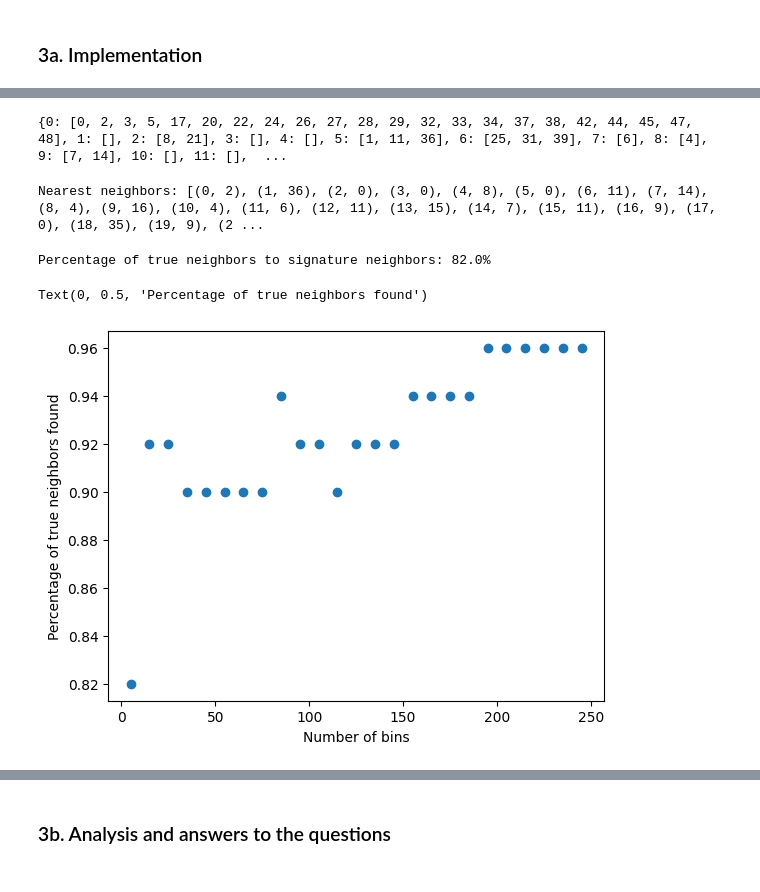
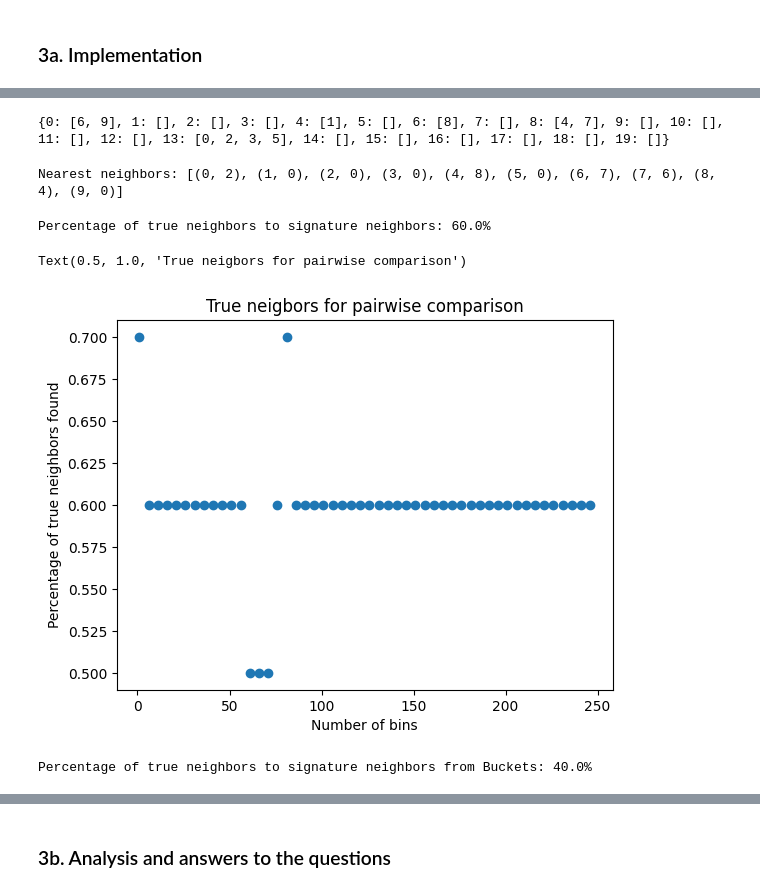
Before and after one commit to BigLob/CDA, a Jupyter notebook: Lab3_1.ipynb, the cells around one changed output, grey strips where cells are left out. Cells and saved outputs as stored; diff of their text form; code cells hidden in the pictures.

```diff
--- a/Lab3_1.ipynb
+++ b/Lab3_1.ipynb
@@ -240,7 +257,7 @@ unique_connections
 # get all unique src -> dst connections sorted by number of rows
 unique_connections = discretized_df.groupby(["SrcAddr", "DstAddr"]).size().reset_index().rename(columns={0:'count'}).sort_values(by="count", ascending=False)
 # take 50 most common connections to reduce runtime
-unique_connections = unique_connections[:50]
+unique_connections = unique_connections[:10]
 src, dst = unique_connections["SrcAddr"].tolist(), unique_connections["DstAddr"].tolist()
 n_gram_size = 3
 print(unique_connections)
@@ -353,9 +364,12 @@ def signature_sim(list1, list2):
     return agree/len(list1)
 # %%
 # Compare column similarity with signature similarity
+similarity_difference = []
 for i in range(len(connection_profiles)-1):
     print("Column", column_sim(connection_profiles.iloc[i], connection_profiles.iloc[i+1]))
     print("Signature", signature_sim(signature_matrix.iloc[:, i], signature_matrix.iloc[:, i+1]))
     print("-"*25)
+    similarity_difference.append(np.abs(column_sim(connection_profiles.iloc[i], connection_profiles.iloc[i+1]) - signature_sim(signature_matrix.iloc[:, i], signature_matrix.iloc[:, i+1])))
+plt.plot(similarity_difference)
 # %% [output]
 Column 0.125
@@ -387,7 +403,7 @@ for i in range(len(signature_matrix.columns)):
     table[bucket] = bucket_list
 print(table)
 # %% [output]
-{0: [0, 2, 3, 5, 17, 20, 22, 24, 26, 27, 28, 29, 32, 33, 34, 37, 38, 42, 44, 45, 47, 48], 1: [], 2: [8, 21], 3: [], 4: [], 5: [1, 11, 36], 6: [25, 31, 39], 7: [6], 8: [4], 9: [7, 14], 10: [], 11: [],  ...
+{0: [6, 9], 1: [], 2: [], 3: [], 4: [1], 5: [], 6: [8], 7: [], 8: [4, 7], 9: [], 10: [], 11: [], 12: [], 13: [0, 2, 3, 5], 14: [], 15: [], 16: [], 17: [], 18: [], 19: []}
 # %%
 nearest_neighbors = []
 # loop over all connections
@@ -408,7 +424,7 @@ for i in range(len(connection_profiles)):
 
 print("Nearest neighbors:", nearest_neighbors)
 # %% [output]
-Nearest neighbors: [(0, 2), (1, 36), (2, 0), (3, 0), (4, 8), (5, 0), (6, 11), (7, 14), (8, 4), (9, 16), (10, 4), (11, 6), (12, 11), (13, 15), (14, 7), (15, 11), (16, 9), (17, 0), (18, 35), (19, 9), (2 ...
+Nearest neighbors: [(0, 2), (1, 0), (2, 0), (3, 0), (4, 8), (5, 0), (6, 7), (7, 6), (8, 4), (9, 0)]
 # %%
 def calc_nearest_neighbors_lsh(signature_matrix):
     nearest_neighbors_lsh = []
@@ -432,24 +448,49 @@ nearest_neighbors_lsh = calc_nearest_neighbors_lsh(signature_matrix)
 percentage_true_neigbor = np.sum(np.array(nearest_neighbors)[:, 1] == np.array(nearest_neighbors_lsh)[:, 1])/len(nearest_neighbors)
 print(f"Percentage of true neighbors to signature neighbors: {percentage_true_neigbor*100}%")
 # %% [output]
-Percentage of true neighbors to signature neighbors: 82.0%
+Percentage of true neighbors to signature neighbors: 60.0%
 # %%
-num_bins = np.arange(5, 250, 10)
+num_bins = np.arange(1, 250, 5)
 percentages = []
 # loop over bin values
 for bin in num_bins:
     # create signature matrix with different number of bins
     signature_matrix = create_signature_matrix(connection_profiles, num_hashes=bin)
     # find nearest neighbor for each signature
     nearest_neighbors_lsh = calc_nearest_neighbors_lsh(signature_matrix)
     # calculate percentage of neighbors that are the same as the true neighbors
     percentage_true_neigbor = np.sum(np.array(nearest_neighbors)[:, 1] == np.array(nearest_neighbors_lsh)[:, 1])/len(nearest_neighbors)
     percentages.append(percentage_true_neigbor)
 
 # plot the bins and percentage of true neighbours found
 plt.plot(num_bins, percentages, 'o')
 plt.xlabel("Number of bins")
 plt.ylabel("Percentage of true neighbors found")
+plt.title("True neigbors for pairwise comparison")
 # %% [output]
-Text(0, 0.5, 'Percentage of true neighbors found')
+Text(0.5, 1.0, 'True neigbors for pairwise comparison')
-[figure, old version]
+[figure, new version]
+# %%
+def calc_nearest_neighbors_lsh_from_bucket(signature_matrix):
+    # calculate nearest neighbors from buckets
+    nearest_neighbors_lsh = np.full(len(connection_profiles), -1)
+    for bucket_idx, bucket in enumerate(table.values()):
+        if len(bucket) > 1:
+            for i in range(len(bucket)):
+                candidate = bucket[i]
+                query_profile = signature_matrix.iloc[:, candidate]
+                nearest_neighbor = 0
+                max_sim = -1
+                for j in range(len(bucket)):
+                    if i != j:
+                        sim = signature_sim(query_profile, signature_matrix.iloc[:, bucket[j]])
+                        if sim > max_sim:
+                            nearest_neighbor = bucket[j]
+                            max_sim = sim
+                nearest_neighbors_lsh[candidate] = nearest_neighbor
+    return nearest_neighbors_lsh
+nearest_neighbors_lsh = calc_nearest_neighbors_lsh_from_bucket(signature_matrix)
+percentage_true_neighbors = np.sum(np.array(nearest_neighbors)[:, 1] == nearest_neighbors_lsh)/len(nearest_neighbors_lsh)
+print(f"Percentage of true neighbors to signature neighbors from Buckets: {percentage_true_neighbors*100}%")
+# %% [output]
+Percentage of true neighbors to signature neighbors from Buckets: 40.0%
```
Also changed, not shown: parts of 6 cells of this notebook.
